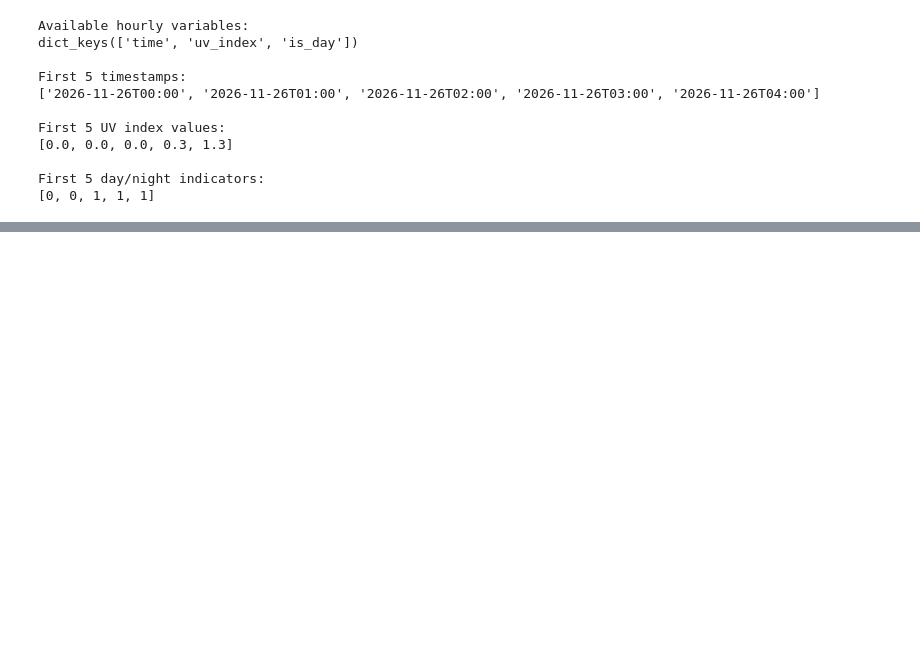
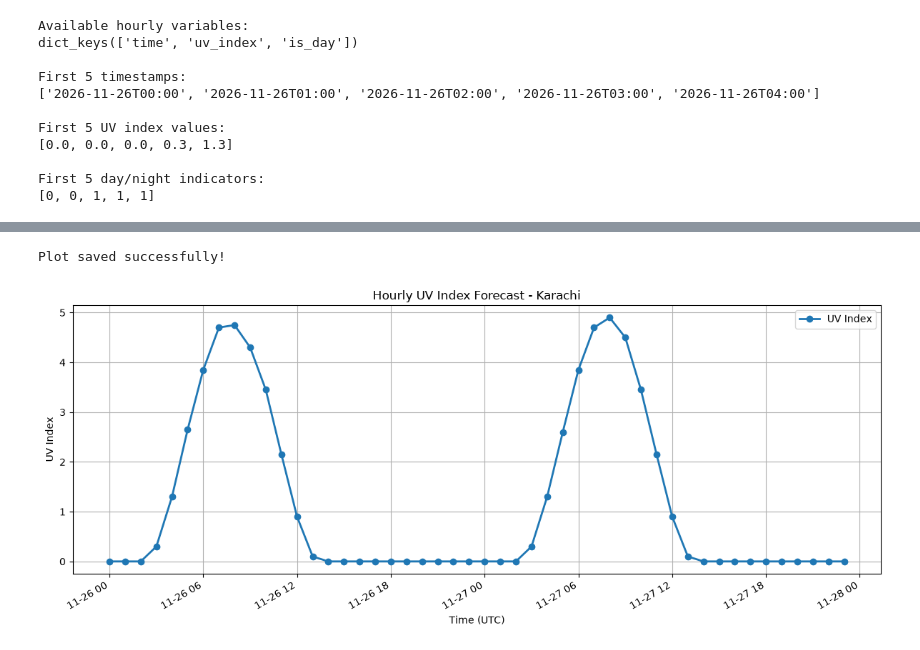
Before and after one commit to itsmusman/AgentWeather, a Jupyter notebook: notebooks/01_explore_apis.ipynb, the cells around one changed output, grey strips where cells are left out. Saved outputs shown, nothing was run; the diff lists cells and outputs as text; code cells hidden in the pictures; blank space fills up the shorter version.

Commit message:
Add UV index and weather overview images for Karachi

```diff
--- a/notebooks/01_explore_apis.ipynb
+++ b/notebooks/01_explore_apis.ipynb
@@ -64,3 +79,11 @@ First 5 UV index values:
 
 First 5 day/night indicators:
 [0, 0, 1, 1, 1]
+# %%
+df = pd.DataFrame(data["hourly"])
+
+df["time"] = pd.to_datetime(df["time"], utc=True)
+
+df = df.set_index("time")
+
+df.head()
@@ -66,0 +128,35 @@ First 5 day/night indicators:
+# %%
+
+import matplotlib.pyplot as plt
+fig, ax = plt.subplots(figsize=(12, 5))
+
+ax.plot(
+    df.index,
+    df["uv_index"],
+    marker="o",
+    linewidth=2,
+    label="UV Index"
+)
+
+ax.set_title("Hourly UV Index Forecast - Karachi")
+ax.set_xlabel("Time (UTC)")
+ax.set_ylabel("UV Index")
+
+ax.grid(True)
+ax.legend()
+
+fig.autofmt_xdate()
+fig.tight_layout()
+
+fig.savefig(
+    output_dir / "uv_index_karachi.png",
+    dpi=150,
+    bbox_inches="tight"
+)
+
+print("Plot saved successfully!")
+
+plt.show()
+# %% [output]
+Plot saved successfully!
+[figure, added]
```
Also changed, not shown: parts of 14 cells of this notebook, 3 other files.
